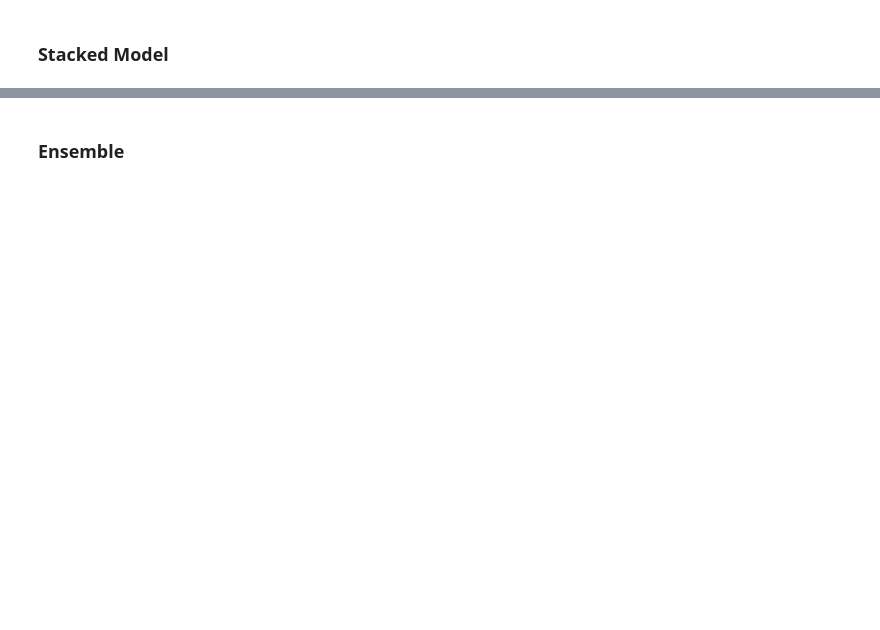
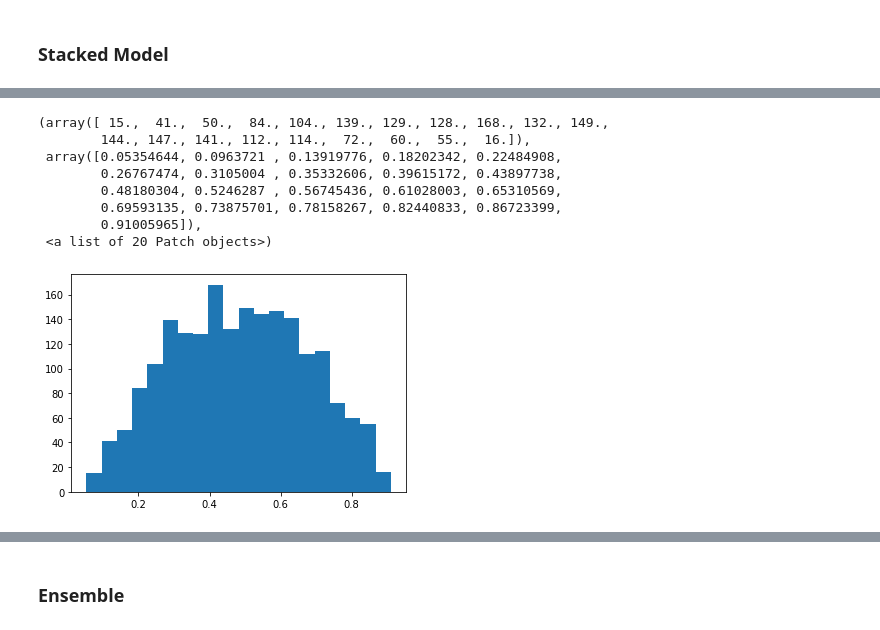
Before and after one commit to alberthr/Booking_Analysis, a Jupyter notebook: model 1 Review Score 7.ipynb, the cells around one changed output, grey strips where cells are left out. Drawn from its saved outputs; the diff is of its cells as text; code cells hidden in the pictures; blank space fills up the shorter version.

```diff
--- a/model 1 Review Score 7.ipynb
+++ b/model 1 Review Score 7.ipynb
@@ -346 +340,13 @@ Train: 0.6583 | 0.3165
+# %%
+plt.hist(probability[:,1], bins=20)
+# %% [output]
+(array([ 15.,  41.,  50.,  84., 104., 139., 129., 128., 168., 132., 149.,
+        144., 147., 141., 112., 114.,  72.,  60.,  55.,  16.]),
+ array([0.05354644, 0.0963721 , 0.13919776, 0.18202342, 0.22484908,
+        0.26767474, 0.3105004 , 0.35332606, 0.39615172, 0.43897738,
+        0.48180304, 0.5246287 , 0.56745436, 0.61028003, 0.65310569,
+        0.69593135, 0.73875701, 0.78158267, 0.82440833, 0.86723399,
+        0.91005965]),
+ <a list of 20 Patch objects>)
+[figure, added]
 # %%
```
Also changed, not shown: parts of 51 cells of this notebook, 8 other files.
